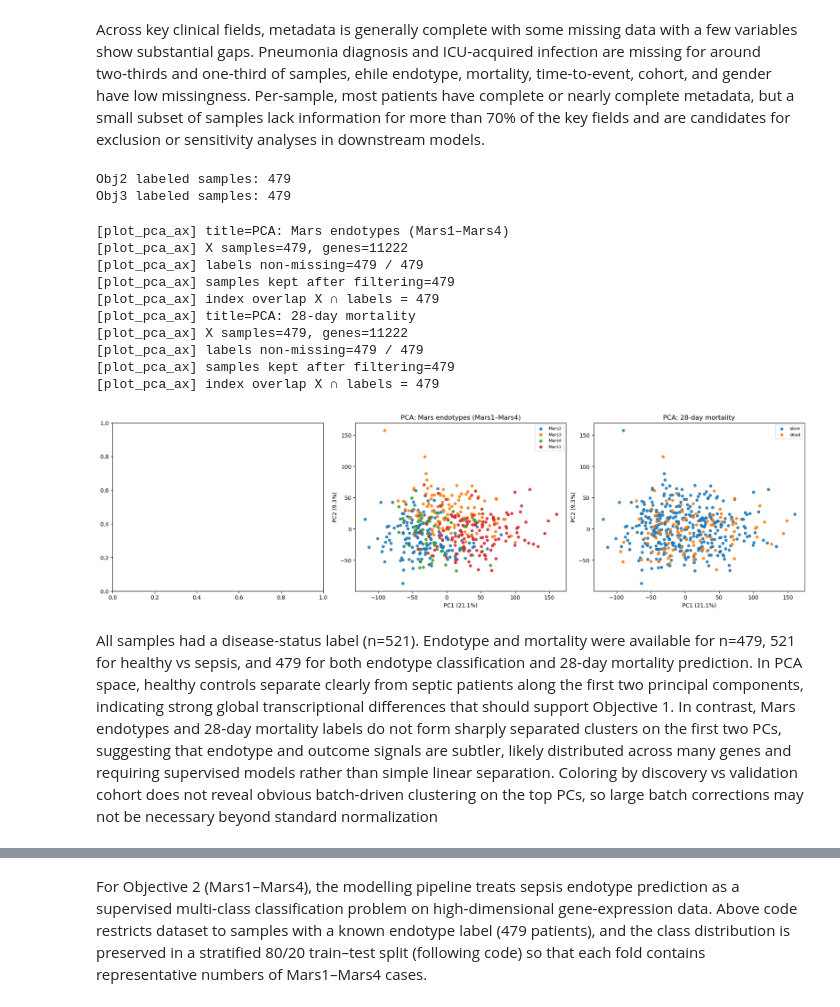
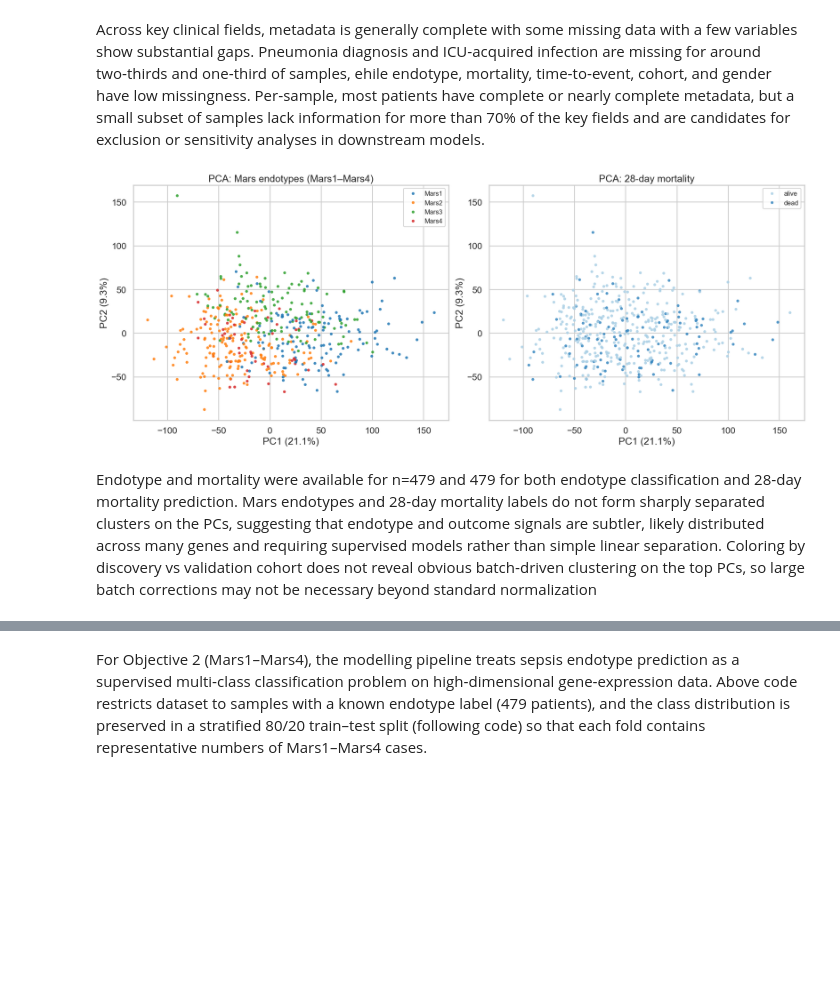
Before and after one commit to DErxFla/ml-sepsis-project, a Jupyter notebook: sepsis_model.ipynb, the cells around one changed output, grey strips where cells are left out. Saved outputs shown, nothing was run; the diff lists cells and outputs as text; code cells hidden in the pictures; blank space fills up the shorter version.

```diff
--- a/sepsis_model.ipynb
+++ b/sepsis_model.ipynb
@@ -163,4 +166,12 @@ This step is for alignment of the data and creation of canonical data objects fo
 Gene expression and sample metadata were aligned using GEO sample accession identifiers (GSM IDs). Only samples present in both the expression matrix and the metadata table were used (inner join).
 The gene expression matrix was stored in a gene-by-sample format, and then transposed to a sample-by-gene format (X_all) for all downstream exploratory analyses and supervised modeling, ensuring that each row corresponds to one patient/sample and each column to one gene.
 This format was used to avoid orientation errors and to ensure reproducible preprocessing across objectives.
+# %%
+# Global style defaults for plotting
+DEFAULT_BLUE = "#1f77b4"
+DEFAULT_BLUE_PALETTE = "Blues"   # seaborn palette name (nice for many categories)
+
+# Mars stays special
+MARS_ORDER = ["Mars1", "Mars2", "Mars3", "Mars4"]
+MARS_PALETTE = {"Mars1": "#1f77b4", "Mars2": "#ff7f0e", "Mars3": "#2ca02c", "Mars4": "#d62728"}
 # %% [markdown]
@@ -419,50 +308,44 @@ else:
 # %% [markdown]
 Across key clinical fields, metadata is generally complete with some missing data with a few variables show substantial gaps. Pneumonia diagnosis and ICU‑acquired infection are missing for around two‑thirds and one‑third of samples, ehile endotype, mortality, time‑to‑event, cohort, and gender have low missingness. Per‑sample, most patients have complete or nearly complete metadata, but a small subset of samples lack information for more than 70% of the key fields and are candidates for exclusion or sensitivity analyses in downstream models.
 # %%
-# print("Obj1 labeled samples:", y1.notna().sum())
-print("Obj2 labeled samples:", y2.notna().sum())
-print("Obj3 labeled samples:", y3.notna().sum())
+# print("Obj1 labeled samples:", y1.notna().sum()) # both have 479 labeled samples
+# print("Obj2 labeled samples:", y2.notna().sum())
 
-# idx1 = y1.dropna().index
+idx1 = y1.dropna().index
 idx2 = y2.dropna().index
-idx3 = y3.dropna().index
 
-# X1, meta1 = X_all.loc[idx1], meta_aligned.loc[idx1]
+X1, meta1 = X_all.loc[idx1], meta_aligned.loc[idx1]
 X2, meta2 = X_all.loc[idx2], meta_aligned.loc[idx2]
-X3, meta3 = X_all.loc[idx3], meta_aligned.loc[idx3]
-# %% [output]
-Obj2 labeled samples: 479
-Obj3 labeled samples: 479
 # %%
-fig, axes = plt.subplots(1, 3, figsize=(18, 5), constrained_layout=True)
+fig, axes = plt.subplots(1, 2, figsize=(18, 7), constrained_layout=True)
 
-# Objective 1: Healthy vs Sepsis
-# plot_pca_ax(X1,y1.loc[idx1].map({0: "healthy", 1: "sepsis"}),"PCA: Healthy vs Sepsis",ax=axes[0])
+# Objective 1: Mars endotypes
+if len(idx1) > 0:
+    plot_pca_ax(
+        X1, y1.loc[idx1],
+        "PCA: Mars endotypes (Mars1–Mars4)",
+        ax=axes[0],
+        is_mars=True,
+        MARS_ORDER=MARS_ORDER,
+        MARS_PALETTE=MARS_PALETTE,
+        debug=False
+    )
+else:
+    axes[0].axis("off")
 
-# Objective 2: Mars endotypes
+# Objective 2: 28-day mortality
 if len(idx2) > 0:
-    plot_pca_ax(X2, y2.loc[idx2], "PCA: Mars endotypes (Mars1–Mars4)", ax=axes[1])
+    plot_pca_ax(
+        X2, y2.loc[idx2].map({0: "alive", 1: "dead"}),
+        "PCA: 28-day mortality",
+        ax=axes[1],
+        debug=False
+    )
 else:
     axes[1].axis("off")
 
-# Objective 3: 28-day mortality
-if len(idx3) > 0:
-    plot_pca_ax(X3, y3.loc[idx3].map({0: "alive", 1: "dead"}), "PCA: 28-day mortality", ax=axes[2])
-else:
-    axes[2].axis("off")
-
 plt.show()
 # %% [output]
-[plot_pca_ax] title=PCA: Mars endotypes (Mars1–Mars4)
-[plot_pca_ax] X samples=479, genes=11222
-[plot_pca_ax] labels non-missing=479 / 479
-[plot_pca_ax] samples kept after filtering=479
-[plot_pca_ax] index overlap X ∩ labels = 479
-[plot_pca_ax] title=PCA: 28-day mortality
-[plot_pca_ax] X samples=479, genes=11222
-[plot_pca_ax] labels non-missing=479 / 479
-[plot_pca_ax] samples kept after filtering=479
-[plot_pca_ax] index overlap X ∩ labels = 479
-[figure, old version]
+[figure, new version]
 # %% [markdown]
-All samples had a disease-status label (n=521). Endotype and mortality were available for n=479, 521 for healthy vs sepsis, and 479 for both endotype classification and 28‑day mortality prediction. In PCA space, healthy controls separate clearly from septic patients along the first two principal components, indicating strong global transcriptional differences that should support Objective 1. In contrast, Mars endotypes and 28‑day mortality labels do not form sharply separated clusters on the first two PCs, suggesting that endotype and outcome signals are subtler, likely distributed across many genes and requiring supervised models rather than simple linear separation. Coloring by discovery vs validation cohort does not reveal obvious batch‑driven clustering on the top PCs, so large batch corrections may not be necessary beyond standard normalization
+Endotype and mortality were available for n=479  and 479 for both endotype classification and 28‑day mortality prediction. Mars endotypes and 28‑day mortality labels do not form sharply separated clusters on the PCs, suggesting that endotype and outcome signals are subtler, likely distributed across many genes and requiring supervised models rather than simple linear separation. Coloring by discovery vs validation cohort does not reveal obvious batch‑driven clustering on the top PCs, so large batch corrections may not be necessary beyond standard normalization
```
Also changed, not shown: parts of 61 cells of this notebook, 1 other file.
